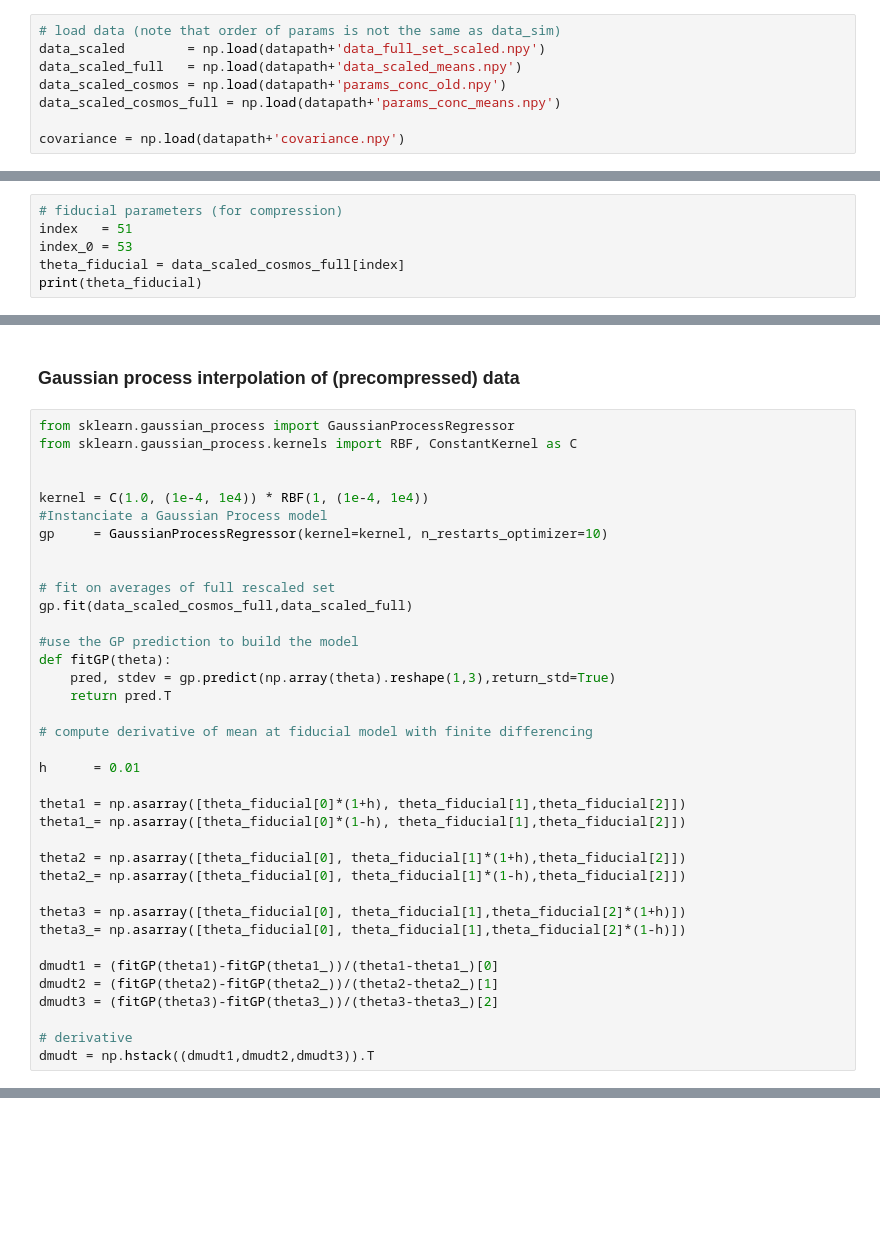
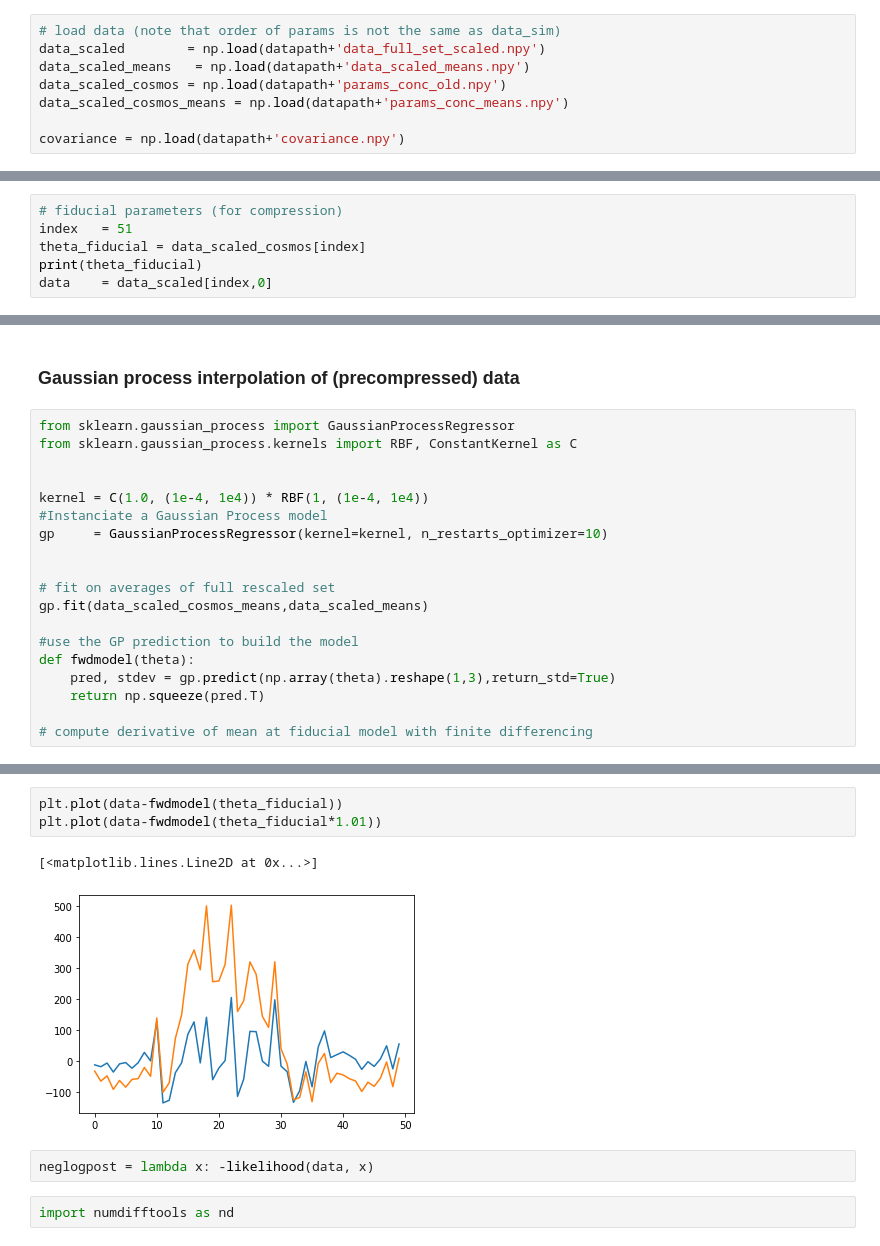
Before and after one commit to twerhane/UndergradStudentProjects, a Jupyter notebook: Jamie_and_Lister/VanessasNotebooks/PeakCounts.ipynb, the cells around one changed output, grey strips where cells are left out. Cells and saved outputs as stored; diff of their text form; blank space fills up the shorter version.

```diff
--- a/Jamie_and_Lister/VanessasNotebooks/PeakCounts.ipynb
+++ b/Jamie_and_Lister/VanessasNotebooks/PeakCounts.ipynb
@@ -42,8 +25,8 @@ if not os.path.isdir(plotpath):
 # %%
 # load data (note that order of params is not the same as data_sim)
 data_scaled        = np.load(datapath+'data_full_set_scaled.npy')
-data_scaled_full   = np.load(datapath+'data_scaled_means.npy')
+data_scaled_means   = np.load(datapath+'data_scaled_means.npy')
 data_scaled_cosmos = np.load(datapath+'params_conc_old.npy')
-data_scaled_cosmos_full = np.load(datapath+'params_conc_means.npy')
+data_scaled_cosmos_means = np.load(datapath+'params_conc_means.npy')
 
 covariance = np.load(datapath+'covariance.npy')
@@ -49,0 +38,6 @@ covariance = np.load(datapath+'covariance.npy')
+# %%
+# fiducial parameters (for compression)
+index   = 51
+theta_fiducial = data_scaled_cosmos[index]
+print(theta_fiducial)
+data    = data_scaled[index,0]
@@ -54,6 +49,0 @@ data_scaled.shape
-# %%
-# fiducial parameters (for compression)
-index   = 51
-index_0 = 53
-theta_fiducial = data_scaled_cosmos_full[index]
-print(theta_fiducial)
@@ -79,29 +65,11 @@ gp     = GaussianProcessRegressor(kernel=kernel, n_restarts_optimizer=10)
 
 
 # fit on averages of full rescaled set
-gp.fit(data_scaled_cosmos_full,data_scaled_full)
+gp.fit(data_scaled_cosmos_means,data_scaled_means)
 
 #use the GP prediction to build the model
-def fitGP(theta):
+def fwdmodel(theta):
     pred, stdev = gp.predict(np.array(theta).reshape(1,3),return_std=True)
-    return pred.T
+    return np.squeeze(pred.T)
 
 # compute derivative of mean at fiducial model with finite differencing
-
-h      = 0.01
-
-theta1 = np.asarray([theta_fiducial[0]*(1+h), theta_fiducial[1],theta_fiducial[2]])
-theta1_= np.asarray([theta_fiducial[0]*(1-h), theta_fiducial[1],theta_fiducial[2]])
-
-theta2 = np.asarray([theta_fiducial[0], theta_fiducial[1]*(1+h),theta_fiducial[2]])
-theta2_= np.asarray([theta_fiducial[0], theta_fiducial[1]*(1-h),theta_fiducial[2]])
-
-theta3 = np.asarray([theta_fiducial[0], theta_fiducial[1],theta_fiducial[2]*(1+h)])
-theta3_= np.asarray([theta_fiducial[0], theta_fiducial[1],theta_fiducial[2]*(1-h)])
-
-dmudt1 = (fitGP(theta1)-fitGP(theta1_))/(theta1-theta1_)[0]
-dmudt2 = (fitGP(theta2)-fitGP(theta2_))/(theta2-theta2_)[1]
-dmudt3 = (fitGP(theta3)-fitGP(theta3_))/(theta3-theta3_)[2]
-
-# derivative
-dmudt = np.hstack((dmudt1,dmudt2,dmudt3)).T
@@ -265,0 +85,10 @@ Removed no burn in
+# %%
+plt.plot(data-fwdmodel(theta_fiducial))
+plt.plot(data-fwdmodel(theta_fiducial*1.01))
+# %% [output]
+[<matplotlib.lines.Line2D at 0x...>]
+[figure, added]
+# %%
+neglogpost = lambda x: -likelihood(data, x)
+# %%
+import numdifftools as nd
```
Also changed, not shown: parts of 40 cells of this notebook.
